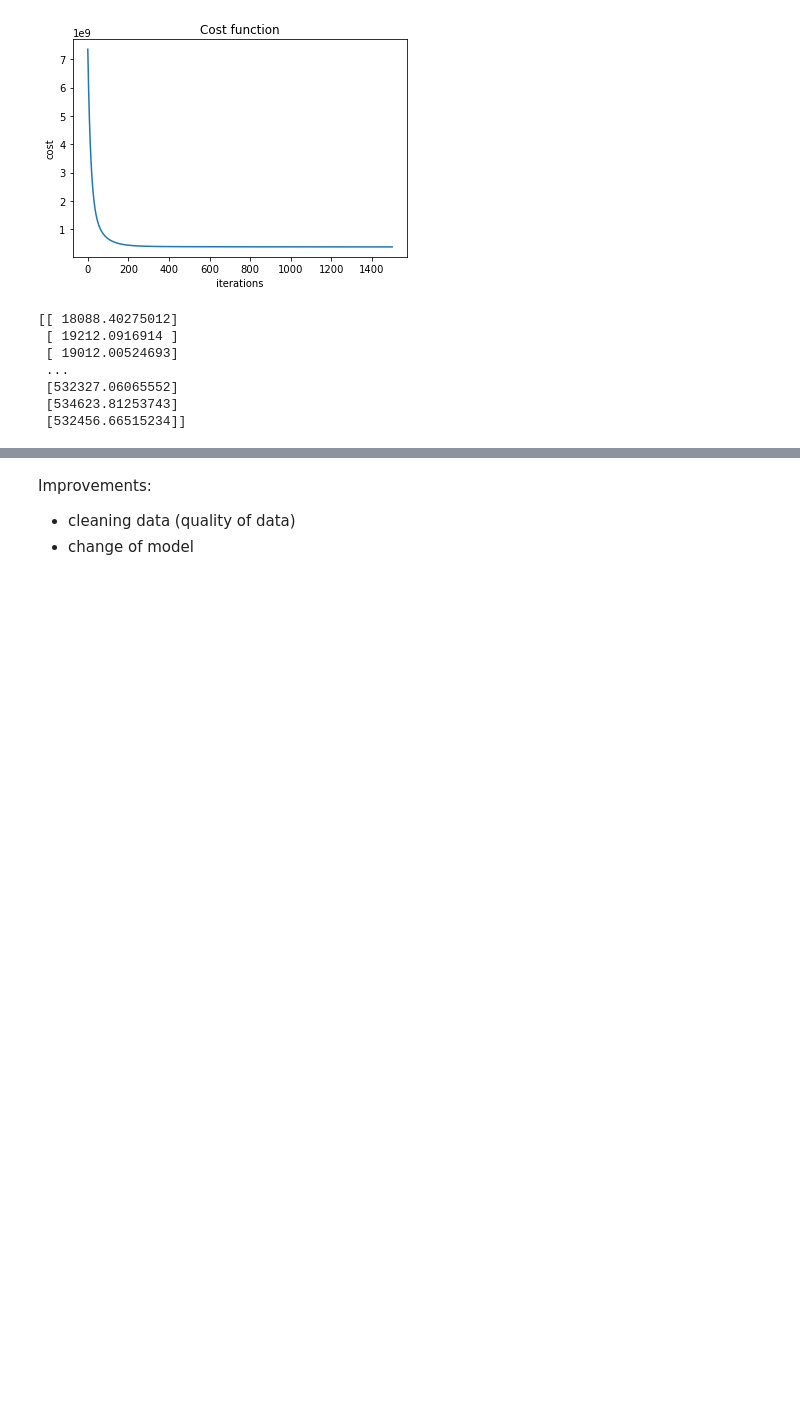
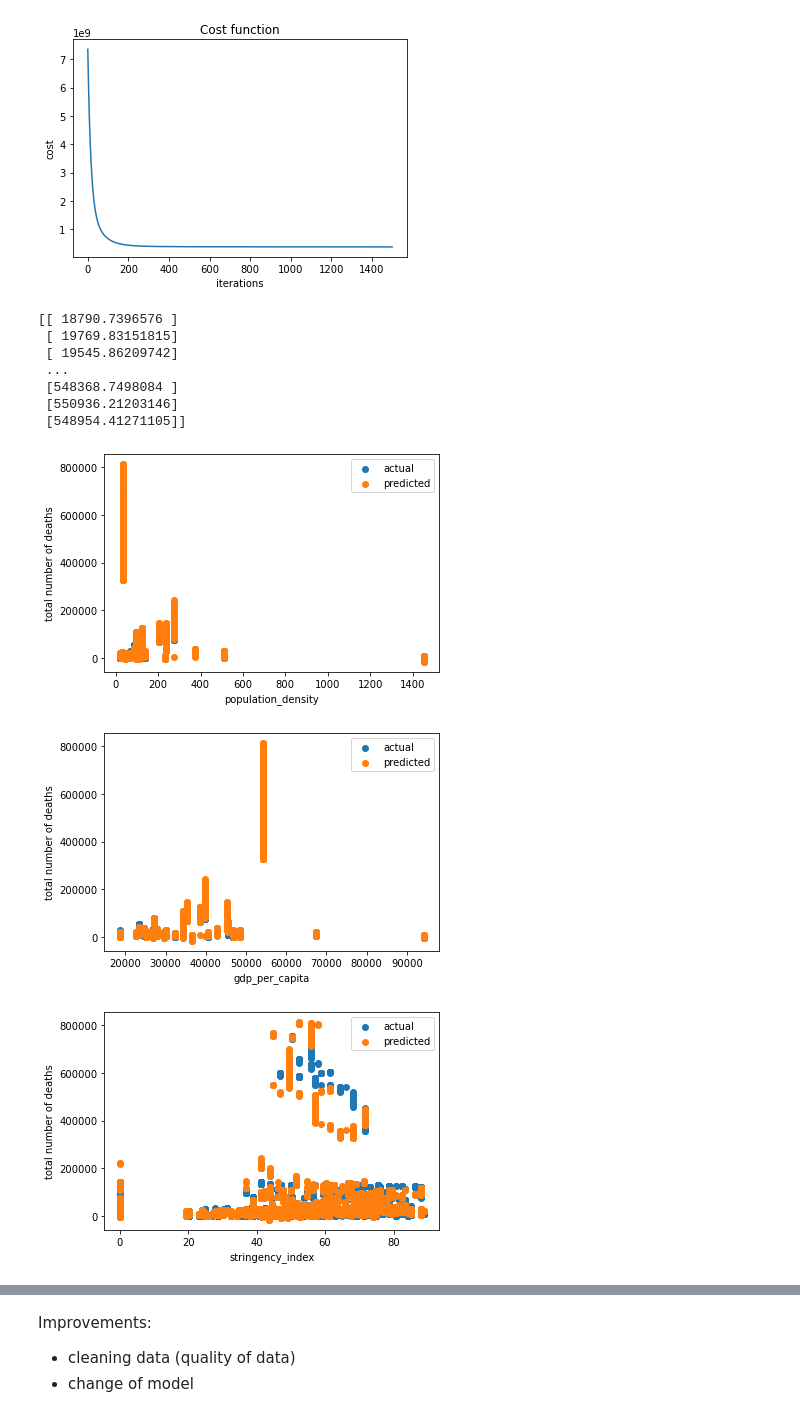
Before and after one commit to shanghongsim/term3_dtp, a Jupyter notebook: T3 2D project .ipynb, the cells around one changed output, grey strips where cells are left out. Drawn from its saved outputs; the diff is of its cells as text; code cells hidden in the pictures; blank space fills up the shorter version.

```diff
--- a/T3 2D project .ipynb
+++ b/T3 2D project .ipynb
@@ -292,6 +294,7 @@ def r2_score(y, ypred):
     # calcuate r2
     return 1-(ssres/sstot)
 # %%
+# print(df_covid.describe())
 # Get features and targets from data frame
 feature=['population_density','gdp_per_capita',
          'stringency_index','total_tests','total_vaccinations',
@@ -299,7 +302,8 @@ feature=['population_density','gdp_per_capita',
          'hosp_patients','icu_patients_per_million','icu_patients']
 
 df_feature, df_target = get_features_targets(df_covid, feature, ['total_deaths'])
-# print(df_feature.describe())
+# print(df_target)
+print(df_feature.isna().sum())
 
 # Normalize features
 df_feature_z=normalize_z(df_feature)
@@ -312,17 +316,20 @@ m=X.shape[1]
 target = prepare_target(df_target)
 
 # Set up gradient descent
-iterations = 1500
+iterations = 15000
 alpha = 0.01
-beta = np.zeros((m,1))
+beta = np.random.rand(m,1)
+#np.ones((m,1))
 
 # Call the gradient_descent function
 beta, J_storage = gradient_descent(X, target, beta, alpha, iterations)
+print(beta)
+with np.printoptions(threshold=np.inf):
+    print(beta)
 
 # Call the predict method to get the y predicted
 pred = predict(df_feature, beta)
-with np.printoptions(threshold=np.inf):
-    print(beta)
+
 
 #'handwashing_facilities',
 # %% [output]
@@ -349,26 +361,29 @@ Text(0, 0.5, 'cost')
 # %%
 feature=['population_density','gdp_per_capita',
          'stringency_index','total_tests','total_vaccinations',
          'reproduction_rate','hospital_beds_per_thousand','hosp_patients_per_million',
          'hosp_patients','icu_patients_per_million','icu_patients']
 
 pred = predict(df_feature, beta)
 print(pred)
 
 
-# for i in range(len(feature)):
-#     ft=feature[i]
-#     plt.figure(i)
-#     plt.scatter(df_feature[ft],target)
-#     plt.scatter(df_feature[ft],pred)
-#     plt.xlabel(ft)
-#     plt.ylabel('total number of deaths')
-#     plt.legend(['actual','predicted'])
+for i in range(len(feature)):
+    ft=feature[i]
+    plt.figure(i)
+    plt.scatter(df_feature[ft],target)
+    plt.scatter(df_feature[ft],pred)
+    plt.xlabel(ft)
+    plt.ylabel('total number of deaths')
+    plt.legend(['actual','predicted'])
 # %% [output]
-[[ 18088.40275012]
- [ 19212.0916914 ]
- [ 19012.00524693]
+[[ 18790.7396576 ]
+ [ 19769.83151815]
+ [ 19545.86209742]
  ...
- [532327.06065552]
- [534623.81253743]
- [532456.66515234]]
+ [548368.7498084 ]
+ [550936.21203146]
+ [548954.41271105]]
+[figure, added]
+[figure, added]
+[figure, added]
```
Also changed, not shown: parts of 6 cells of this notebook, 3 other files.
